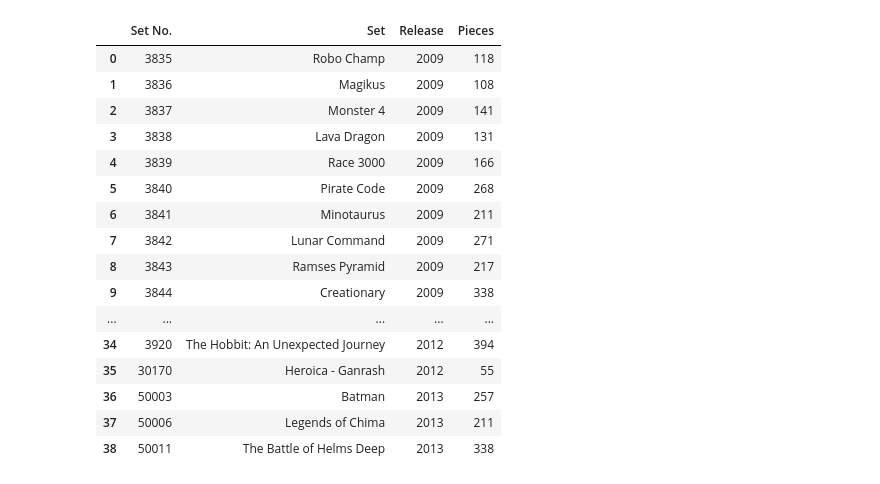
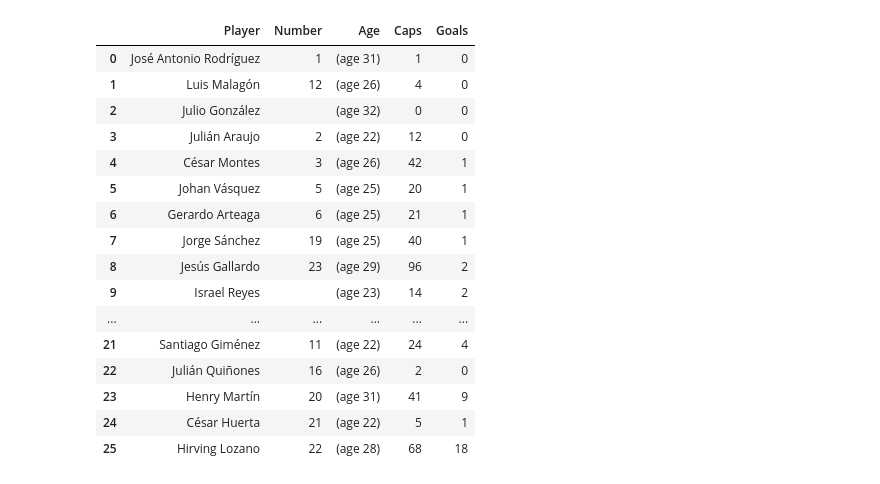
Before and after one commit to bradrian/CSC221-bradrian-GroupProject, a Jupyter notebook: CSC221-bradrian-GroupProject.ipynb, the cells around one changed output. Drawn from its saved outputs; the diff is of its cells as text; code cells hidden in the pictures.

```diff
--- a/CSC221-bradrian-GroupProject.ipynb
+++ b/CSC221-bradrian-GroupProject.ipynb
@@ -68,0 +29,3 @@ for row in tbody.find_all('tr'):
+# %%
+table = soup.find('table', class_='sortable wikitable plainrowheaders')
+print(table.prettify())
@@ -68,0 +50,6 @@ for row in tbody.find_all('tr'):
+# %%
+for row in table.find_all('tr'):
+        cells = row.find_all('td')
+        print(f"Number of columns in this row: {len(cells)}")
+        for cell in cells:
+            print("Column value:", cell.get_text().strip())
@@ -69,25 +74,53 @@ for row in tbody.find_all('tr'):
+# %%
+
+A = []
+B = []
+C = []
+D = []
+E = []
+F = []
+G = []
+
+
+for rows in table.find_all('tr'):
+    cells = rows.find_all('td')
+    if len(cells) == 6:
+        B.append(cells[0].find(string=True).strip())
+        C.append(cells[1].find(string=True).strip())
+        birth_link = cells[2].find_all('span')
+        D.append(birth_link[2].contents[0].strip())
+        E.append(cells[3].find(string=True).strip())
+        F.append(cells[4].find(string=True).strip())
+        G.append(cells[5].find(string=True).strip())
+
+    head = rows.find('th', {"scope" : "row"})
+    if head:
+        A.append(head.a.text)
 # %%
 import pandas as pd
-df = pd.DataFrame(SetNum, columns=['Set No.'])
-df['Set'] = SetName
-df['Release'] = Release
-df['Pieces'] = Pieces
+df=pd.DataFrame(A,columns=['Player'])
+df['Number']=pd.Series(B)
+
+df['Age']=pd.Series(D)
+df['Caps']=pd.Series(E)
+df['Goals']=pd.Series(F)
+
 df
 # %% [output]
-|  | Set No. | Set | Release | Pieces |
-| 0 | 3835 | Robo Champ | 2009 | 118 |
-| 1 | 3836 | Magikus | 2009 | 108 |
-| 2 | 3837 | Monster 4 | 2009 | 141 |
-| 3 | 3838 | Lava Dragon | 2009 | 131 |
-| 4 | 3839 | Race 3000 | 2009 | 166 |
-| 5 | 3840 | Pirate Code | 2009 | 268 |
-| 6 | 3841 | Minotaurus | 2009 | 211 |
-| 7 | 3842 | Lunar Command | 2009 | 271 |
-| 8 | 3843 | Ramses Pyramid | 2009 | 217 |
-| 9 | 3844 | Creationary | 2009 | 338 |
-| ... | ... | ... | ... | ... |
-| 34 | 3920 | The Hobbit: An Unexpected Journey | 2012 | 394 |
-| 35 | 30170 | Heroica - Ganrash | 2012 | 55 |
-| 36 | 50003 | Batman | 2013 | 257 |
-| 37 | 50006 | Legends of Chima | 2013 | 211 |
-| 38 | 50011 | The Battle of Helms Deep | 2013 | 338 |
+|  | Player | Number | Age | Caps | Goals |
+| 0 | José Antonio Rodríguez | 1 | (age 31) | 1 | 0 |
+| 1 | Luis Malagón | 12 | (age 26) | 4 | 0 |
+| 2 | Julio González |  | (age 32) | 0 | 0 |
+| 3 | Julián Araujo | 2 | (age 22) | 12 | 0 |
+| 4 | César Montes | 3 | (age 26) | 42 | 1 |
+| 5 | Johan Vásquez | 5 | (age 25) | 20 | 1 |
+| 6 | Gerardo Arteaga | 6 | (age 25) | 21 | 1 |
+| 7 | Jorge Sánchez | 19 | (age 25) | 40 | 1 |
+| 8 | Jesús Gallardo | 23 | (age 29) | 96 | 2 |
+| 9 | Israel Reyes |  | (age 23) | 14 | 2 |
+| ... | ... | ... | ... | ... | ... |
+| 21 | Santiago Giménez | 11 | (age 22) | 24 | 4 |
+| 22 | Julián Quiñones | 16 | (age 26) | 2 | 0 |
+| 23 | Henry Martín | 20 | (age 31) | 41 | 9 |
+| 24 | César Huerta | 21 | (age 22) | 5 | 1 |
+| 25 | Hirving Lozano | 22 | (age 28) | 68 | 18 |
```
Also changed, not shown: parts of 9 cells of this notebook.
